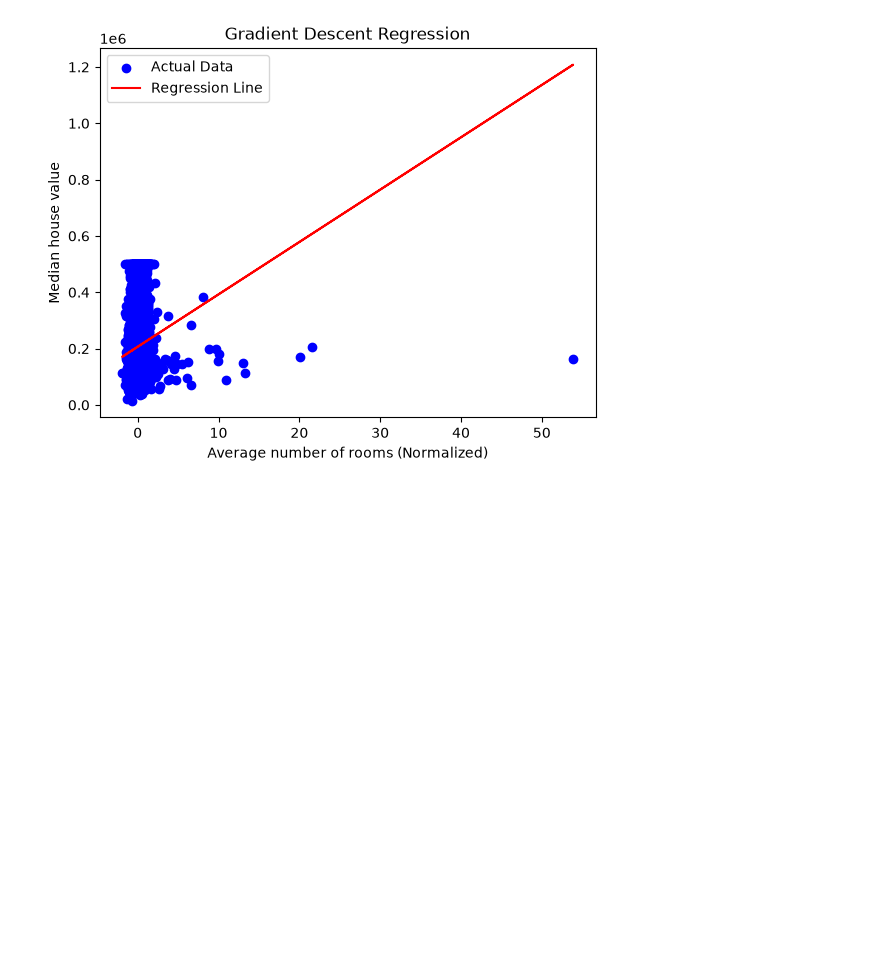
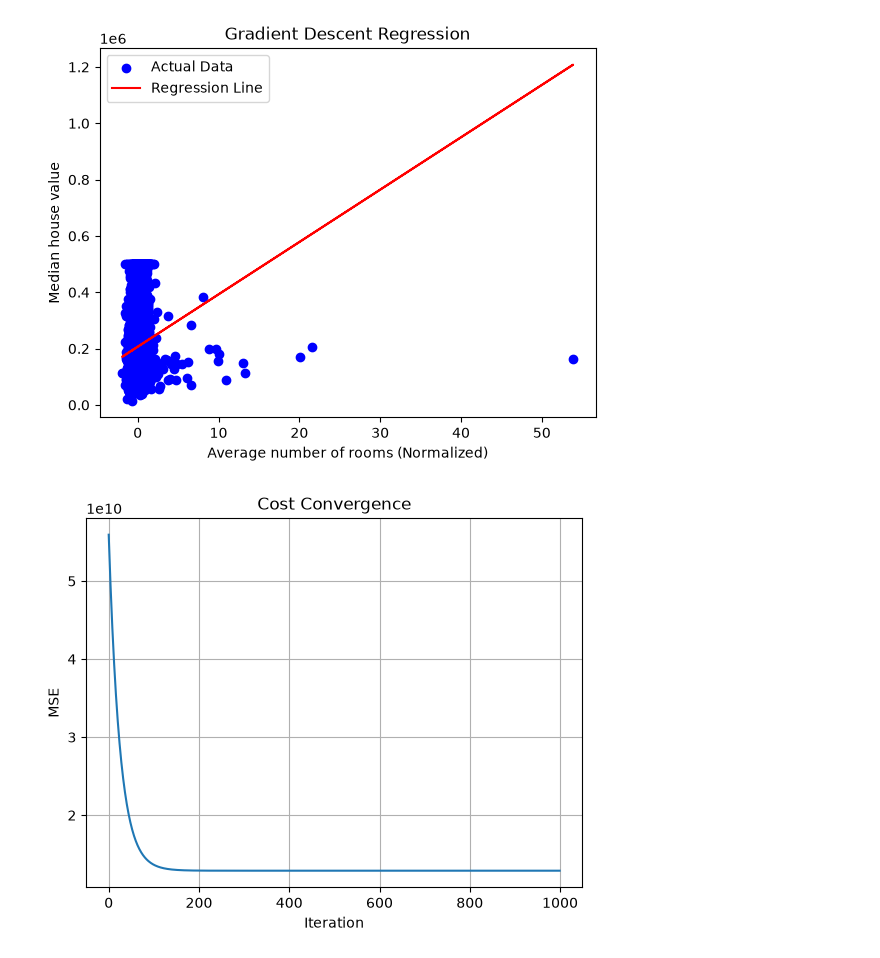
Before and after one commit to kichu3000/ML-LAB, a Jupyter notebook: exp_1.ipynb, the cells around one changed output. Drawn from its saved outputs; the diff is of its cells as text; code cells hidden in the pictures; blank space fills up the shorter version.

Commit message:
Created the iteration cost graph

```diff
--- a/exp_1.ipynb
+++ b/exp_1.ipynb
@@ -54,7 +54,7 @@ b1 = 0
 learning_rate = 0.01
 
 # Number of iterations
-iteration = 1000000
+iteration = 1000
 
 n = len(X_train_norm)
 
@@ -142,3 +142,17 @@ plt.legend()
 plt.show()
 # %% [output]
 [figure]
+# %%
+plt.plot(range(iteration), cost)
+
+
+plt.xlabel("Iteration")
+
+plt.ylabel("MSE")
+
+plt.title("Cost Convergence")
+
+plt.grid(True)
+plt.show()
+# %% [output]
+[figure, added]
```
Also changed, not shown: parts of 2 cells of this notebook.
